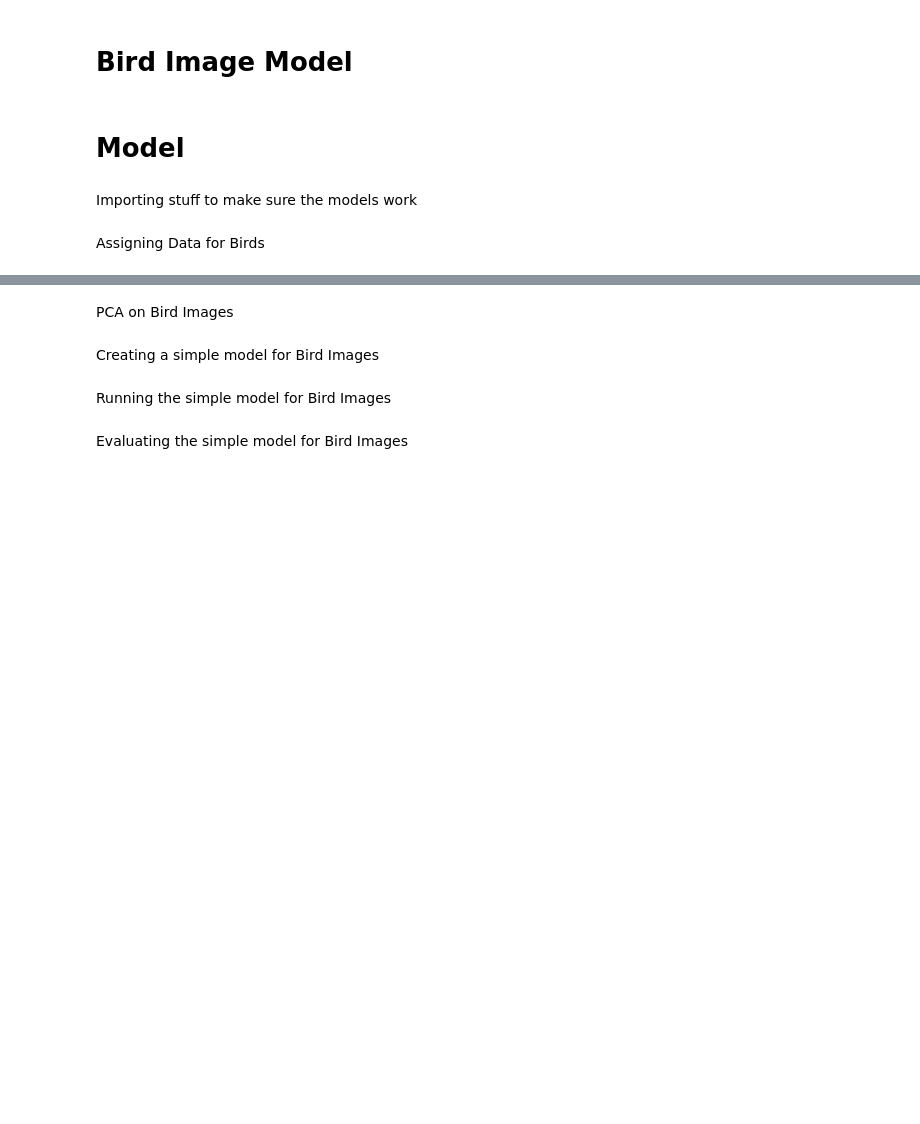
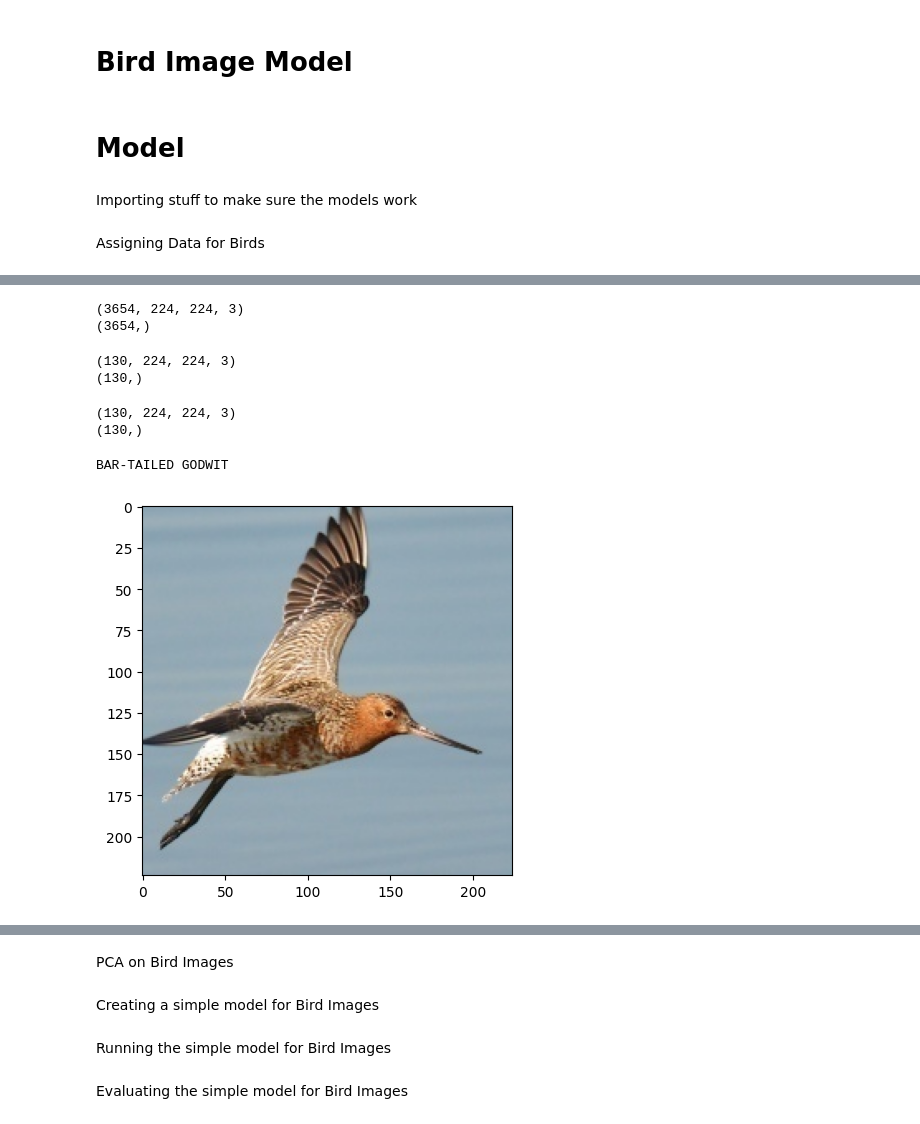
Before and after one commit to xorgoat/Chitter_ML, a Jupyter notebook: Bird Image Model.ipynb, the cells around one changed output, grey strips where cells are left out. Drawn from its saved outputs; the diff is of its cells as text; code cells hidden in the pictures; blank space fills up the shorter version.

```diff
--- a/Bird Image Model.ipynb
+++ b/Bird Image Model.ipynb
@@ -125,0 +33,76 @@ y_valid =
+# %%
+#Defining X_train y_train
+train_path = path+"train\\" #labeling the path of where the train data is
+X_train = []  #creating a list for the images
+y_train = []  #creating the labels
+
+#go through every bird in every species
+for species in os.listdir(train_path):
+    folder_path = os.path.join(train_path, species)
+    for bird_image in os.listdir(folder_path):
+        img_path = os.path.join(folder_path, bird_image)
+        img = mpimg.imread(img_path)
+        X_train.append(img)
+        y_train.append(species)
+
+X_train_np = np.array(X_train)
+y_train_np = np.array(y_train)
+
+print(X_train_np.shape) #output dimensions (number of images,pixels_x,pixels_y,rgb)
+print(y_train_np.shape) #output dimensions (number of images,)
+# %% [output]
+(3654, 224, 224, 3)
+(3654,)
+# %%
+#Defining X_test y_test
+test_path = path+"test\\" #labeling the path of where the valiadtion data is
+X_test = []  #creating a list for the images
+y_test = []  #creating the labels
+
+#go through every bird in every species
+for species in os.listdir(test_path):
+    folder_path = os.path.join(test_path, species)
+    for bird_image in os.listdir(folder_path):
+        img_path = os.path.join(folder_path, bird_image)
+        img = mpimg.imread(img_path)
+        X_test.append(img)
+        y_test.append(species)
+
+X_test_np = np.array(X_test)
+y_test_np = np.array(y_test)
+
+print(X_test_np.shape) #output dimensions (number of images,pixels_x,pixels_y,rgb)
+print(y_test_np.shape) #output dimensions (number of images,)
+# %% [output]
+(130, 224, 224, 3)
+(130,)
+# %%
+#Defining X_valid y_valid
+valid_path = path+"validation\\" #labeling the path of where the valiadtion data is
+X_valid = []  #creating a list for the images
+y_valid = []  #creating the labels
+
+#go through every bird in every species
+for species in os.listdir(valid_path):
+    folder_path = os.path.join(valid_path, species)
+    for bird_image in os.listdir(folder_path):
+        img_path = os.path.join(folder_path, bird_image)
+        img = mpimg.imread(img_path)
+        X_valid.append(img)
+        y_valid.append(species)
+
+X_valid_np = np.array(X_valid)
+y_valid_np = np.array(y_valid)
+
+print(X_valid_np.shape) #output dimensions (number of images,pixels_x,pixels_y,rgb)
+print(y_valid_np.shape) #output dimensions (number of images,)
+# %% [output]
+(130, 224, 224, 3)
+(130,)
+# %%
+img_train = X_train_np[0]
+plt.imshow(img_train)
+print(y_train_np[0])
+# %% [output]
+BAR-TAILED GODWIT
+[figure, added]
```
Also changed, not shown: parts of 9 cells of this notebook.
